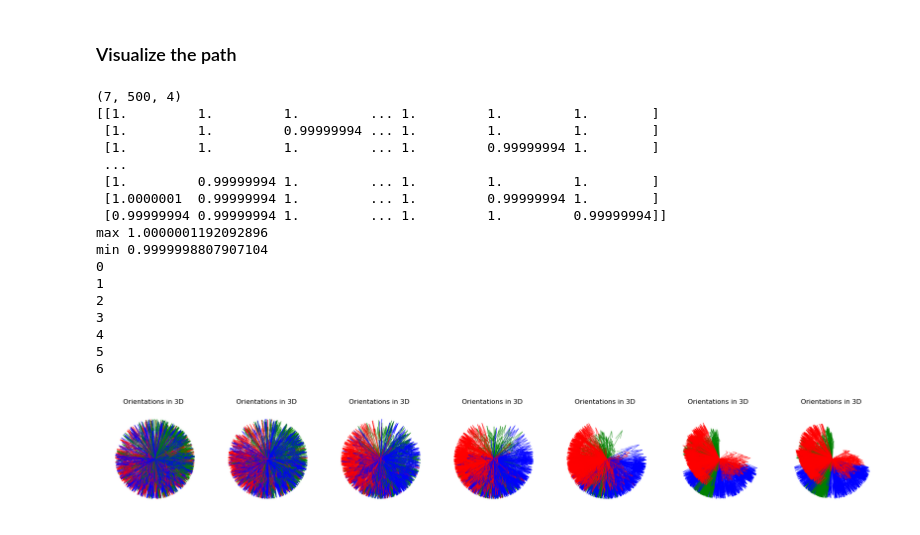
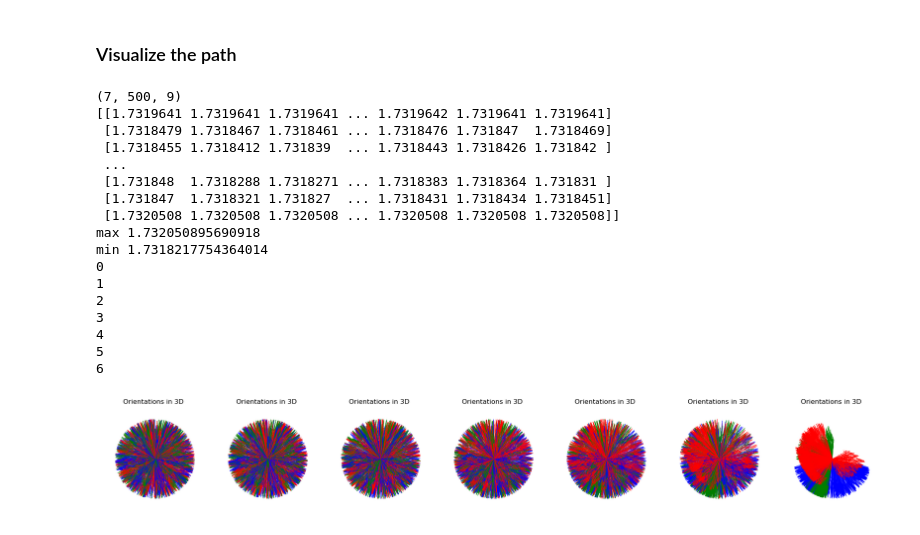
Before and after one commit to johannespitz/flow_matching, a Jupyter notebook: examples/3d_riemannian_flow.ipynb, the cells around one changed output. Saved outputs shown, nothing was run; the diff lists cells and outputs as text; code cells hidden in the pictures.

```diff
--- a/examples/3d_riemannian_flow.ipynb
+++ b/examples/3d_riemannian_flow.ipynb
@@ -305,7 +303,7 @@ T = T.cpu()
 gt_samples = inf_train_gen(batch_size=batch_size)  # sample data
 gt_samples = wrap(Sphere(), gt_samples)
 
-# gt_samples = torch.Tensor(Rotation.from_quat(gt_samples.cpu().numpy()).as_matrix()).flatten(-2, -1).to(device)
+gt_samples = torch.Tensor(Rotation.from_quat(gt_samples.cpu().numpy()).as_matrix()).flatten(-2, -1).to(device)
 
 samples = torch.cat([sol, gt_samples[None]], dim=0).numpy()
 
@@ -317,40 +315,40 @@ print(f"min {np.min(norms)}")
 
 _, axs = plt.subplots(1, N + 1, figsize=(20, 3.2), subplot_kw={"projection": "3d"})
 
 for i in range(N + 1):
 
     # plot_orientations(samples[i], axs[i], offset=0.0)
 
 
     plot_orientations(Rotation.from_matrix(samples[i].reshape(-1, 3, 3)).as_quat(), axs[i], offset=0.0)
 
 
 
     # Set the aspect ratio to equal for better visualization of a sphere
     axs[i].set_box_aspect([1, 1, 1])
     axs[i].view_init(elev=130, azim=0)
     axs[i].axis("off")
 
     print(i)
 
 plt.tight_layout()
 plt.show()
 # %% [output]
-(7, 500, 4)
-[[1.         1.         1.         ... 1.         1.         1.        ]
- [1.         1.         0.99999994 ... 1.         1.         1.        ]
- [1.         1.         1.         ... 1.         0.99999994 1.        ]
+(7, 500, 9)
+[[1.7319641 1.7319641 1.7319641 ... 1.7319642 1.7319641 1.7319641]
+ [1.7318479 1.7318467 1.7318461 ... 1.7318476 1.731847  1.7318469]
+ [1.7318455 1.7318412 1.731839  ... 1.7318443 1.7318426 1.731842 ]
  ...
- [1.         0.99999994 1.         ... 1.         1.         1.        ]
- [1.0000001  0.99999994 1.         ... 1.         0.99999994 1.        ]
- [0.99999994 0.99999994 1.         ... 1.         1.         0.99999994]]
-max 1.0000001192092896
-min 0.9999998807907104
+ [1.731848  1.7318288 1.7318271 ... 1.7318383 1.7318364 1.731831 ]
+ [1.731847  1.7318321 1.731827  ... 1.7318431 1.7318434 1.7318451]
+ [1.7320508 1.7320508 1.7320508 ... 1.7320508 1.7320508 1.7320508]]
+max 1.732050895690918
+min 1.7318217754364014
 0
 1
 2
 3
 4
 5
 6
-[figure, old version]
+[figure, new version]
```
Also changed, not shown: parts of 1 cell of this notebook.
